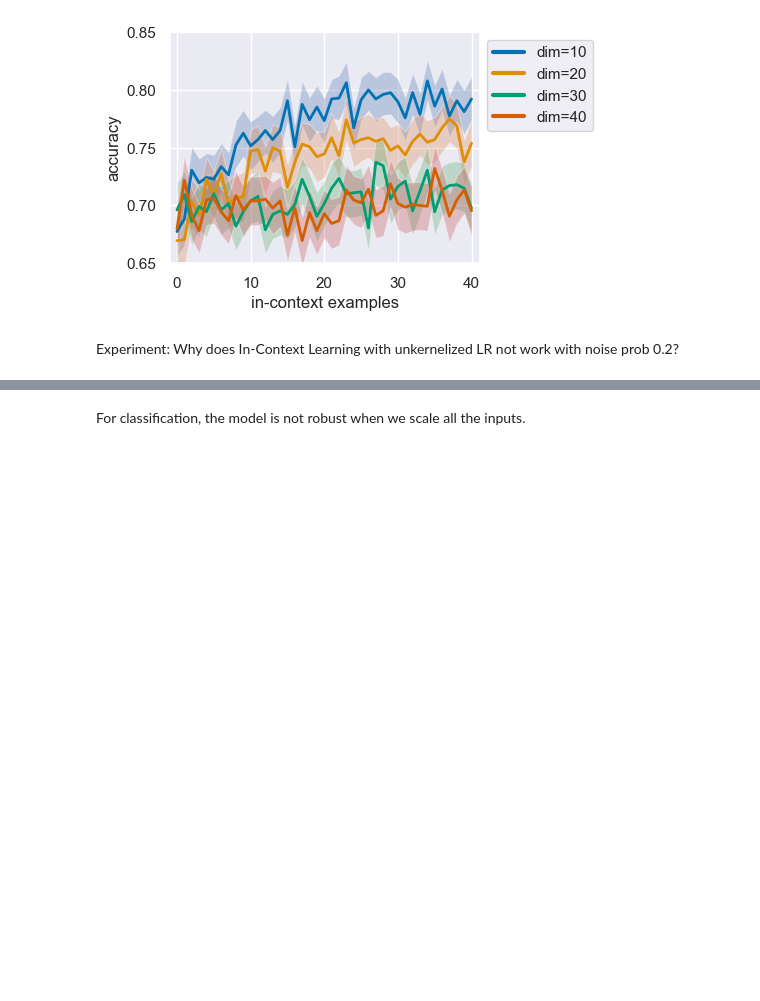
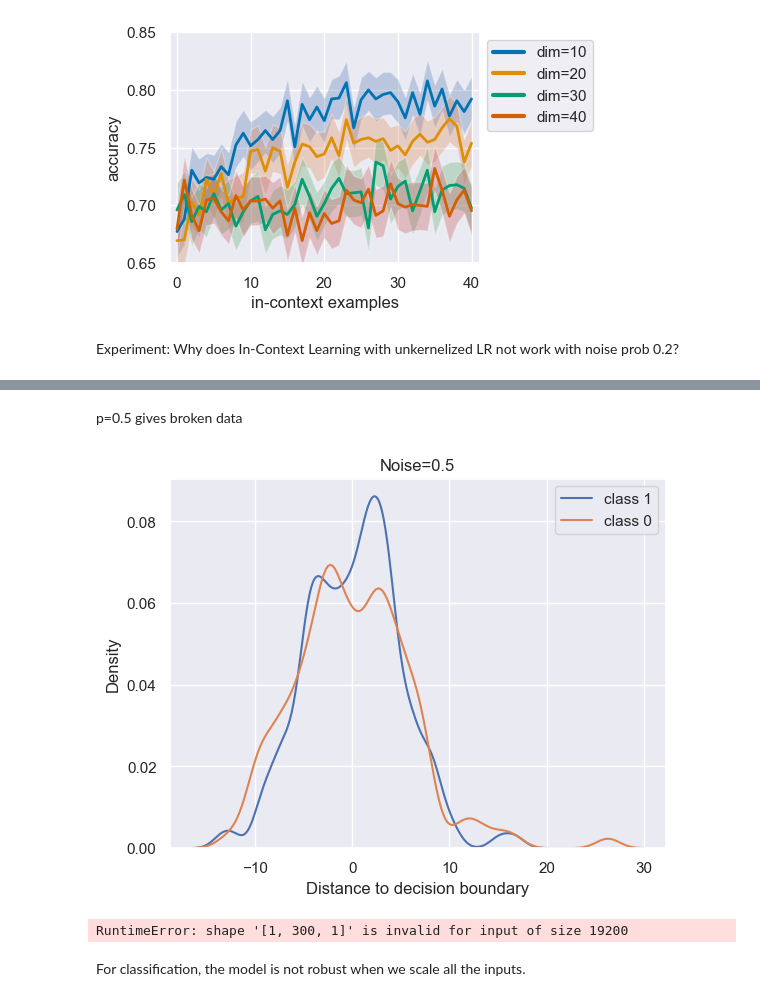
Before and after one commit to zenglingqi647/ICL, a Jupyter notebook: src/eval.ipynb, the cells around one changed output, grey strips where cells are left out. Saved outputs shown, nothing was run; the diff lists cells and outputs as text; code cells hidden in the pictures; blank space fills up the shorter version.

```diff
--- a/src/eval.ipynb
+++ b/src/eval.ipynb
@@ -350,0 +371,23 @@ compute_and_plot(task_2, data_sampler_2)
+# %% [markdown]
+p=0.5 gives broken data
+# %%
+task = "lr_noise0.2"
+run_id = "trained"
+run_path = os.path.join(run_dir, task, run_id)
+_, conf = get_model_from_run(run_path, only_conf=True)
+
+n_dims = conf.model.n_dims
+batch_size = conf.training.batch_size
+
+conf.training.task_kwargs['train_noise_prob'] = 0.5
+data_sampler = get_data_sampler(conf.training.data, n_dims)
+task_sampler = get_task_sampler(
+    conf.training.task,
+    n_dims,
+    batch_size,
+    **conf.training.task_kwargs
+)
+fix_seed()
+compute_and_plot(task_sampler(), data_sampler, "Noise=0.5")
+# %% [output]
+[figure, added]
@@ -351,3 +404,8 @@ compute_and_plot(task_2, data_sampler_2)
+# %%
+with torch.no_grad():
+    print(model(xs, ys))
+# %% [output]
+RuntimeError: shape '[1, 300, 1]' is invalid for input of size 19200
 # %% [markdown]
 For classification, the model is not robust when we scale all the inputs.
 # %%
```
Also changed, not shown: parts of 10 cells of this notebook, 3 other files.
